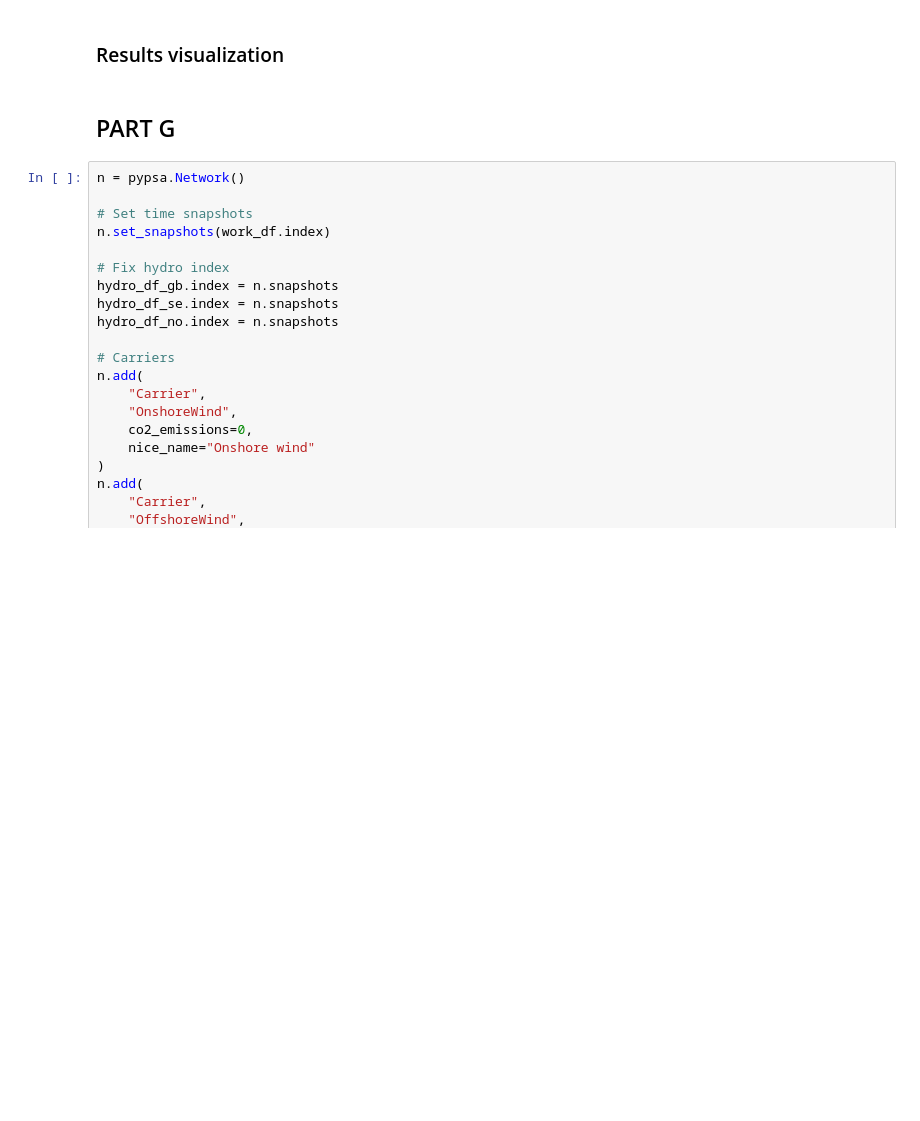
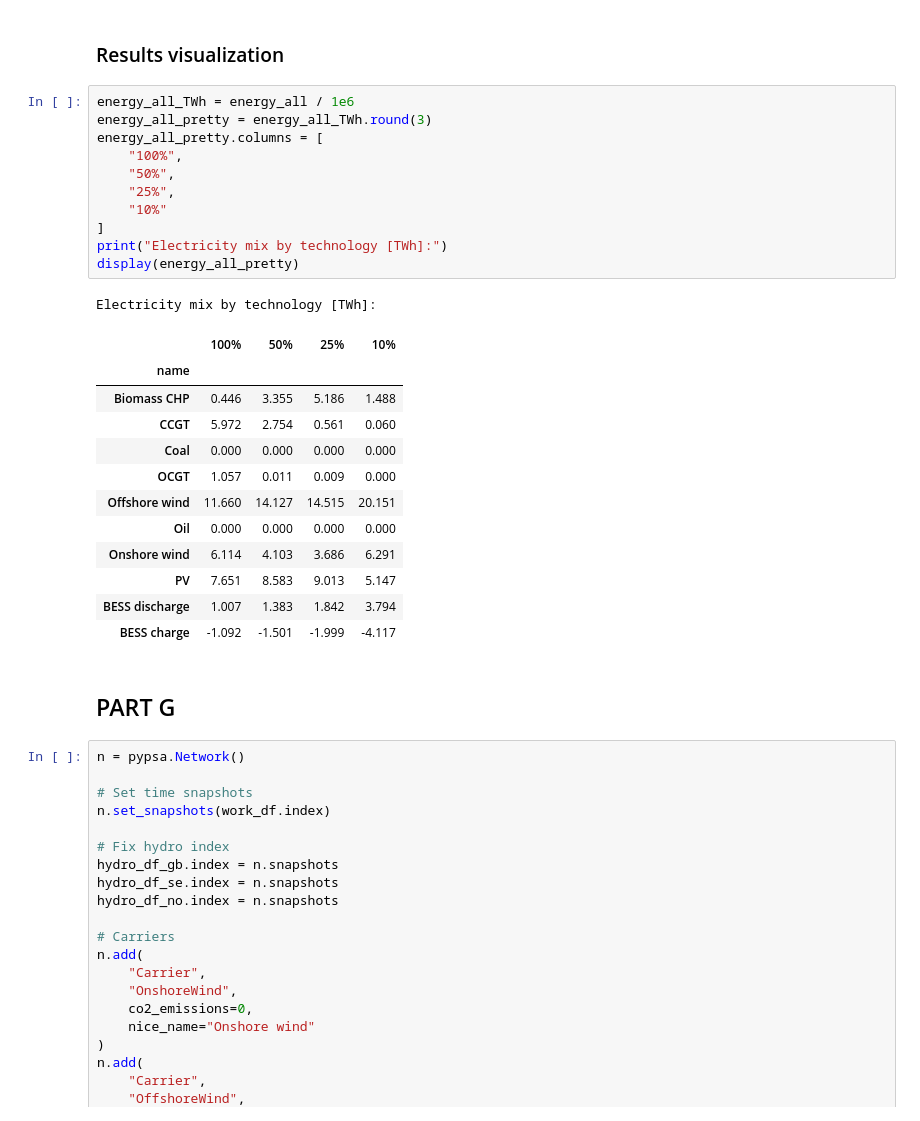
Before and after one commit to martinsiitam/ieg-spring-2026, a Jupyter notebook: martin/project.ipynb, the cells around one changed output. Cells and saved outputs as stored; diff of their text form; blank space fills up the shorter version.

```diff
--- a/martin/project.ipynb
+++ b/martin/project.ipynb
@@ -3421,5 +3444,30 @@ energy_all
 # %% [markdown]
 ### Results visualization
+# %%
+energy_all_TWh = energy_all / 1e6
+energy_all_pretty = energy_all_TWh.round(3)
+energy_all_pretty.columns = [
+    "100%",
+    "50%",
+    "25%",
+    "10%"
+]
+print("Electricity mix by technology [TWh]:")
+display(energy_all_pretty)
+# %% [output]
+Electricity mix by technology [TWh]:
+|  | 100% | 50% | 25% | 10% |
+| name |  |  |  |  |
+| Biomass CHP | 0.446 | 3.355 | 5.186 | 1.488 |
+| CCGT | 5.972 | 2.754 | 0.561 | 0.060 |
+| Coal | 0.000 | 0.000 | 0.000 | 0.000 |
+| OCGT | 1.057 | 0.011 | 0.009 | 0.000 |
+| Offshore wind | 11.660 | 14.127 | 14.515 | 20.151 |
+| Oil | 0.000 | 0.000 | 0.000 | 0.000 |
+| Onshore wind | 6.114 | 4.103 | 3.686 | 6.291 |
+| PV | 7.651 | 8.583 | 9.013 | 5.147 |
+| BESS discharge | 1.007 | 1.383 | 1.842 | 3.794 |
+| BESS charge | -1.092 | -1.501 | -1.999 | -4.117 |
 # %% [markdown]
 ## PART G
 # %%
```
Also changed, not shown: parts of 26 cells of this notebook.
